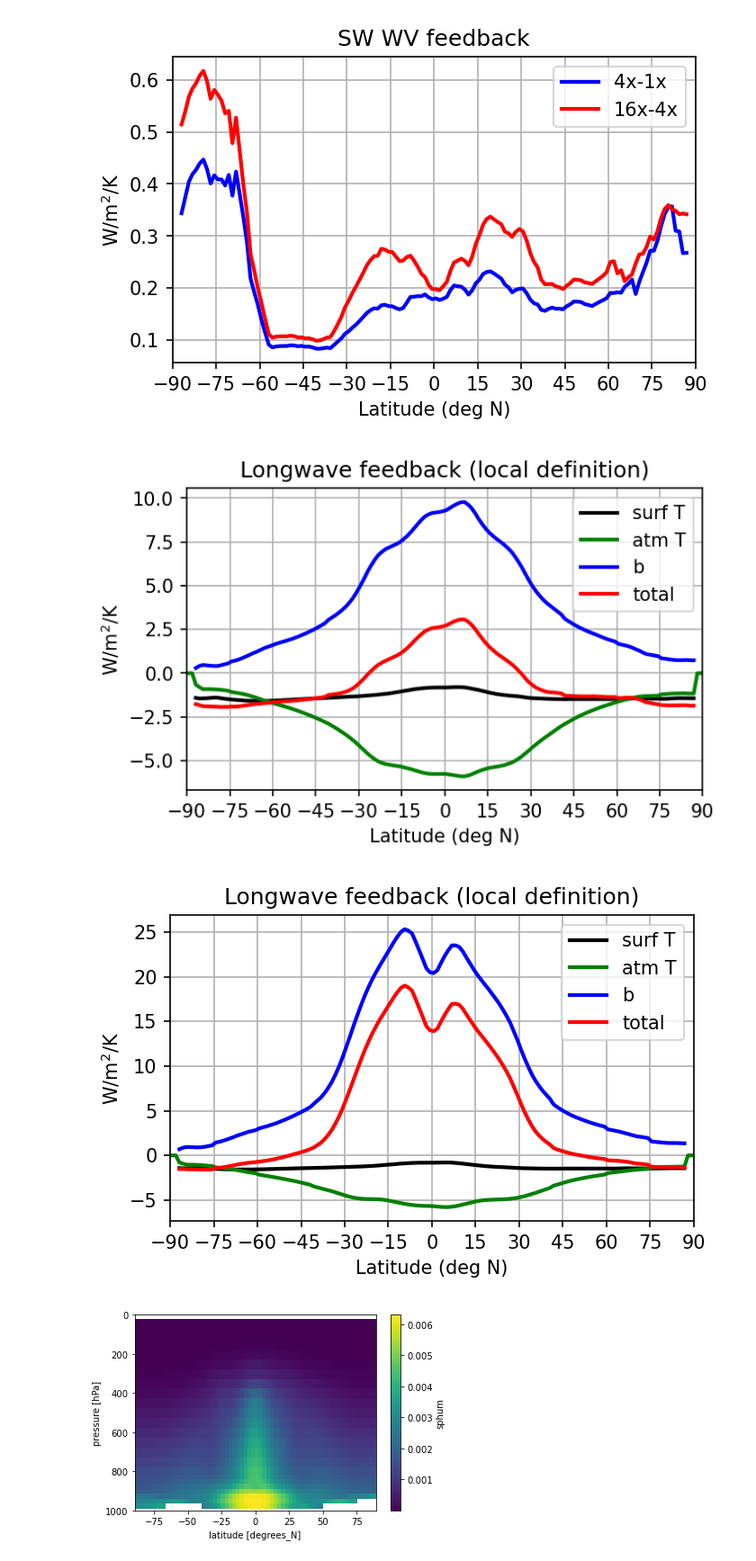
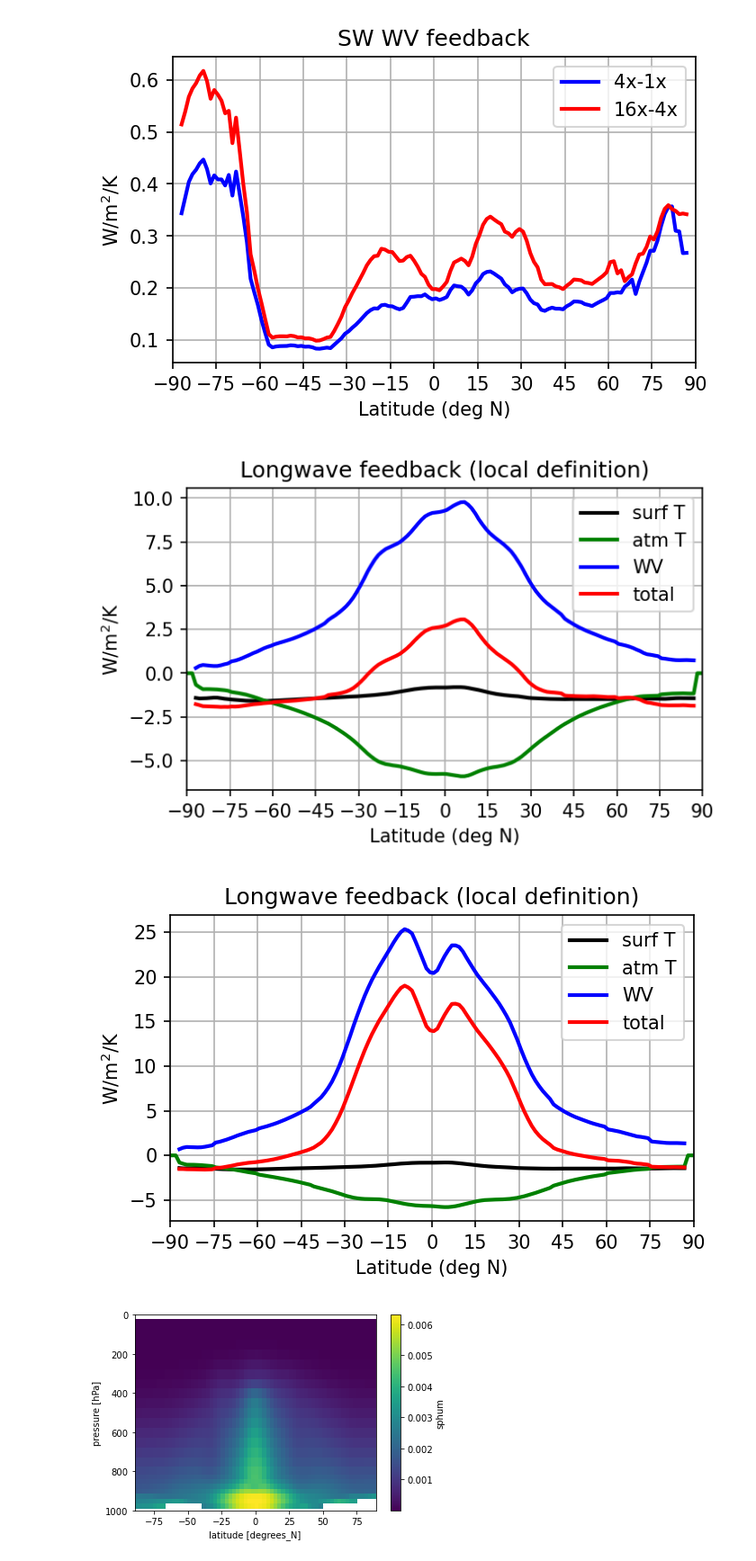
Before and after one commit to matthewjhenry/eocene, a Jupyter notebook: feedback_noclouds.ipynb, the cells around one changed output. Shown at 90% size. Cells and saved outputs as stored; diff of their text form; code cells hidden in the pictures.

```diff
--- a/feedback_noclouds.ipynb
+++ b/feedback_noclouds.ipynb
@@ -140,34 +134,34 @@ plt.show()
 # %%
 fig = plt.figure(figsize=(5,3),dpi=150)
 LW_s_fb_1200.mean(('month','lon')).plot(lw=2,c='k',label='surf T')
 (LW_atm_fb_1200.mean('month').mean('lon').sum('plev')).plot(lw=2,c='g',label='atm T')
-wv_feedback_1200.plot(lw=2,c='b',label='b')
+wv_feedback_1200.plot(lw=2,c='b',label='WV')
 (t_feedback_1200 + wv_feedback_1200).plot(lw=2,c='r',label='total')
 plt.grid()
 plt.xticks(np.linspace(-90,90,13))
 plt.xlim([-90,90])
 plt.xlabel('Latitude (deg N)')
 plt.ylabel('W/m$^2$/K')
 plt.title('Longwave feedback (local definition)')
 plt.legend()
 plt.show()
 
 fig = plt.figure(figsize=(5,3),dpi=150)
 LW_s_fb_4800.mean(('month','lon')).plot(lw=2,c='k',label='surf T')
 (LW_atm_fb_4800.mean('month').mean('lon').sum('plev')).plot(lw=2,c='g',label='atm T')
-wv_feedback_4800.plot(lw=2,c='b',label='b')
+wv_feedback_4800.plot(lw=2,c='b',label='WV')
 (t_feedback_4800 + wv_feedback_4800).plot(lw=2,c='r',label='total')
 plt.grid()
 plt.xticks(np.linspace(-90,90,13))
 plt.xlim([-90,90])
 plt.xlabel('Latitude (deg N)')
 plt.ylabel('W/m$^2$/K')
 plt.title('Longwave feedback (local definition)')
 plt.legend()
 plt.show()
 # %% [output]
-[figure, old version]
+[figure, new version]
-[figure, old version]
+[figure, new version]
 # %%
 diff_1200.sphum.mean(('months','lon')).plot()
 plt.ylim([1000,0])
```
Also changed, not shown: parts of 8 cells of this notebook, 1 other file.
